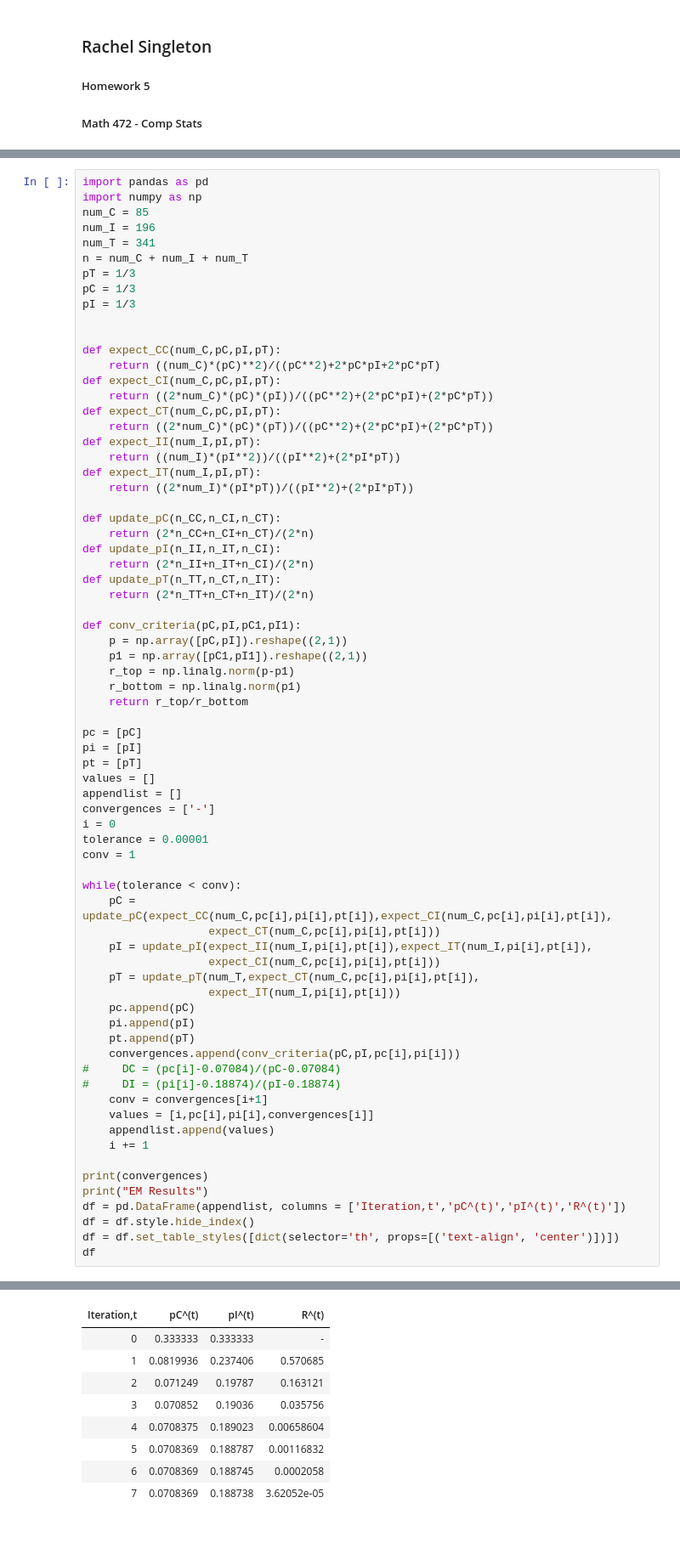
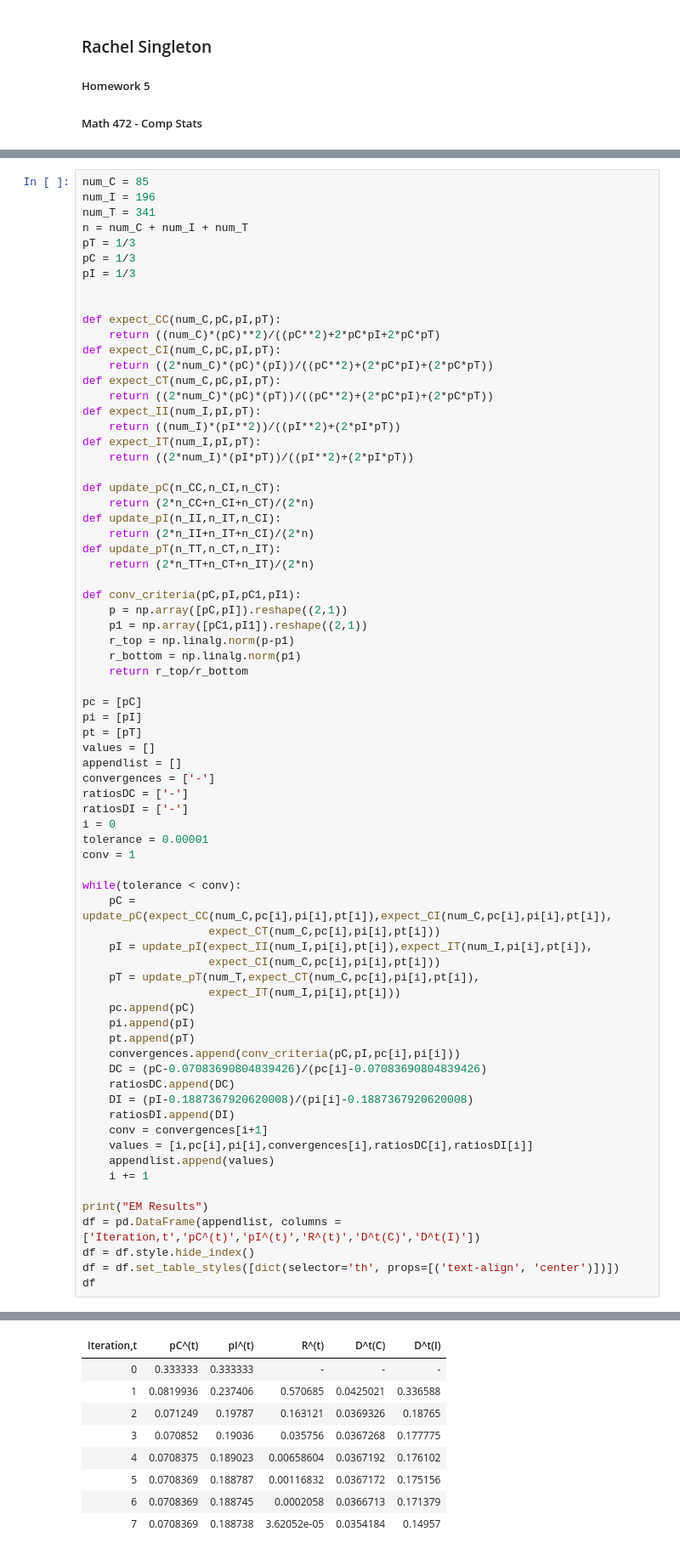
Before and after one commit to rachelsingleton/Math472, a Jupyter notebook: Singleton_HW5.ipynb, the cells around one changed output, grey strips where cells are left out. Shown at 85% size. Saved outputs shown, nothing was run; the diff lists cells and outputs as text.

```diff
--- a/Singleton_HW5.ipynb
+++ b/Singleton_HW5.ipynb
@@ -6,7 +132,5 @@
 Reproduce the solution to Example 4.2. That is, present the output of your code in the format of Table 4.1.
 # %%
-import pandas as pd
-import numpy as np
 num_C = 85
 num_I = 196
 num_T = 341
@@ -47,6 +171,8 @@ pt = [pT]
 values = []
 appendlist = []
 convergences = ['-']
+ratiosDC = ['-']
+ratiosDI = ['-']
 i = 0
 tolerance = 0.00001
 conv = 1
@@ -62,16 +188,17 @@ while(tolerance < conv):
     pi.append(pI)
     pt.append(pT)
     convergences.append(conv_criteria(pC,pI,pc[i],pi[i]))
-#     DC = (pc[i]-0.07084)/(pC-0.07084)
-#     DI = (pi[i]-0.18874)/(pI-0.18874)
+    DC = (pC-0.07083690804839426)/(pc[i]-0.07083690804839426)
+    ratiosDC.append(DC)
+    DI = (pI-0.1887367920620008)/(pi[i]-0.1887367920620008)
+    ratiosDI.append(DI)
     conv = convergences[i+1]
-    values = [i,pc[i],pi[i],convergences[i]]
+    values = [i,pc[i],pi[i],convergences[i],ratiosDC[i],ratiosDI[i]]
     appendlist.append(values)
     i += 1
 
-print(convergences)
 print("EM Results")
-df = pd.DataFrame(appendlist, columns = ['Iteration,t','pC^(t)','pI^(t)','R^(t)'])
+df = pd.DataFrame(appendlist, columns = ['Iteration,t','pC^(t)','pI^(t)','R^(t)','D^t(C)','D^t(I)'])
 df = df.style.hide_index()
 df = df.set_table_styles([dict(selector='th', props=[('text-align', 'center')])])
 df
@@ -80,10 +206,10 @@ df
 EM Results
-| Iteration,t | pC^(t) | pI^(t) | R^(t) |
-| 0 | 0.333333 | 0.333333 | - |
-| 1 | 0.0819936 | 0.237406 | 0.570685 |
-| 2 | 0.071249 | 0.19787 | 0.163121 |
-| 3 | 0.070852 | 0.19036 | 0.035756 |
-| 4 | 0.0708375 | 0.189023 | 0.00658604 |
-| 5 | 0.0708369 | 0.188787 | 0.00116832 |
-| 6 | 0.0708369 | 0.188745 | 0.0002058 |
-| 7 | 0.0708369 | 0.188738 | 3.62052e-05 |
+| Iteration,t | pC^(t) | pI^(t) | R^(t) | D^t(C) | D^t(I) |
+| 0 | 0.333333 | 0.333333 | - | - | - |
+| 1 | 0.0819936 | 0.237406 | 0.570685 | 0.0425021 | 0.336588 |
+| 2 | 0.071249 | 0.19787 | 0.163121 | 0.0369326 | 0.18765 |
+| 3 | 0.070852 | 0.19036 | 0.035756 | 0.0367268 | 0.177775 |
+| 4 | 0.0708375 | 0.189023 | 0.00658604 | 0.0367192 | 0.176102 |
+| 5 | 0.0708369 | 0.188787 | 0.00116832 | 0.0367172 | 0.175156 |
+| 6 | 0.0708369 | 0.188745 | 0.0002058 | 0.0366713 | 0.171379 |
+| 7 | 0.0708369 | 0.188738 | 3.62052e-05 | 0.0354184 | 0.14957 |
```
Also changed, not shown: parts of 7 cells of this notebook, 1 other file.
